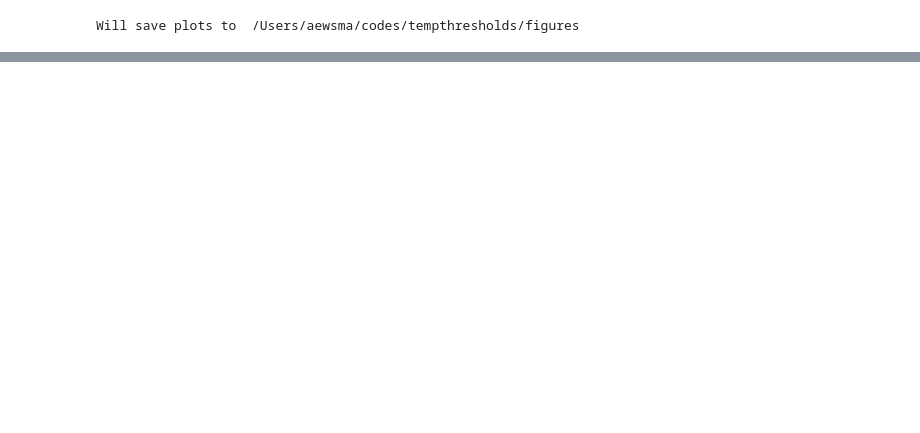
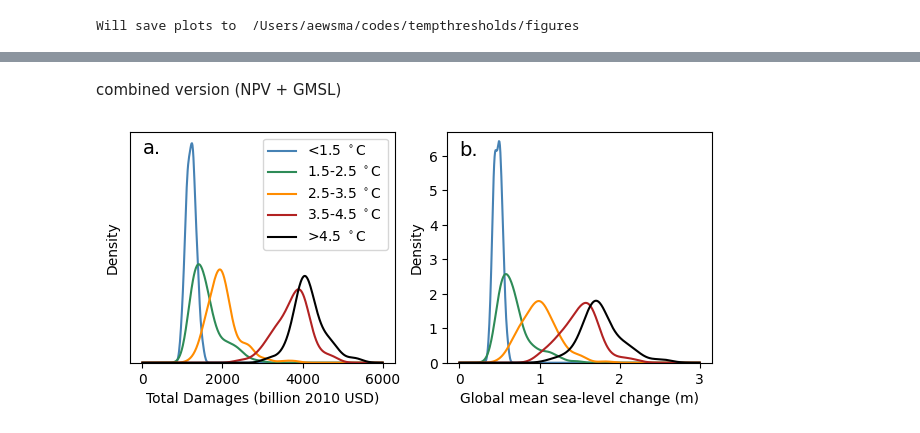
Before and after one commit to raddleverse/tempthresholds, a Jupyter notebook: analysis.ipynb, the cells around one changed output, grey strips where cells are left out. Drawn from its saved outputs; the diff is of its cells as text; code cells hidden in the pictures; blank space fills up the shorter version.

```diff
--- a/analysis.ipynb
+++ b/analysis.ipynb
@@ -69,0 +148,21 @@ Name: npv, dtype: float64
+# %% [markdown]
+combined version (NPV + GMSL)
+# %%
+fig,ax = plt.subplots(1,2,figsize=(7.5,3))
+
+# NPV
+x = np.linspace(start=0, stop=6000, num=500)
+for t in range(len(threshold_labels)):
+    ax[0].plot(x, npv_kde[t].evaluate(x), color=threshold_colors[t], label=threshold_labels[t])
+ax[0].set_xlabel("Total Damages (billion 2010 USD)"); ax[0].set_ylabel("Density"); ax[0].set_yticks([])
+ax[0].legend(); ax[0].text(0,0.0028,"a.",fontsize=14); ax[0].set_ylim([0,0.0031])
+
+# GMSL
+x = np.linspace(start=0, stop=3, num=500)
+for t in range(len(threshold_labels)):
+    ax[1].plot(x, gmsl_kde[t].evaluate(x), color=threshold_colors[t], label=threshold_labels[t])
+ax[1].set_xlabel("Global mean sea-level change (m)"); ax[1].set_ylabel("Density"); #ax[1].set_yticks([])
+ax[1].text(0,6,"b.",fontsize=14); ax[1].set_ylim([0,6.7])
+fig.savefig("./figures/npv+gmsl2100_kde.pdf", bbox_inches='tight');
+# %% [output]
+[figure, added]
```
Also changed, not shown: parts of 48 cells of this notebook, 16 other files.
